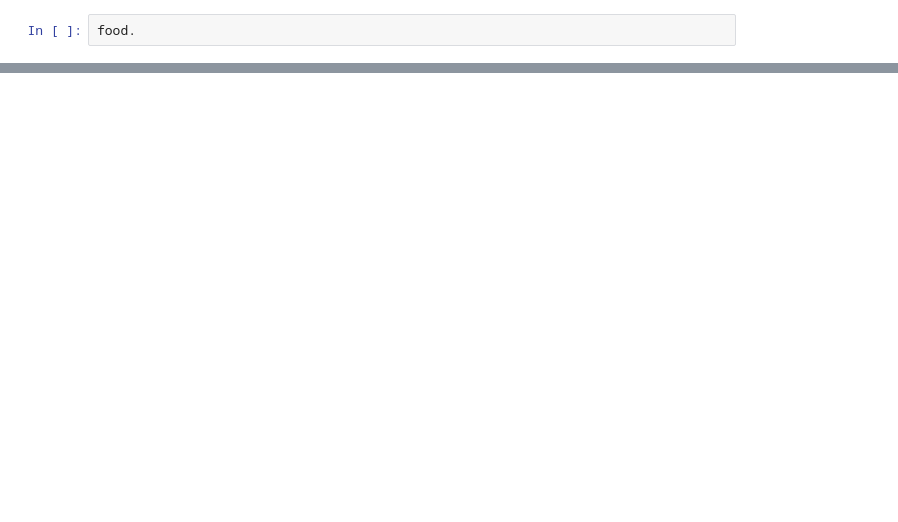
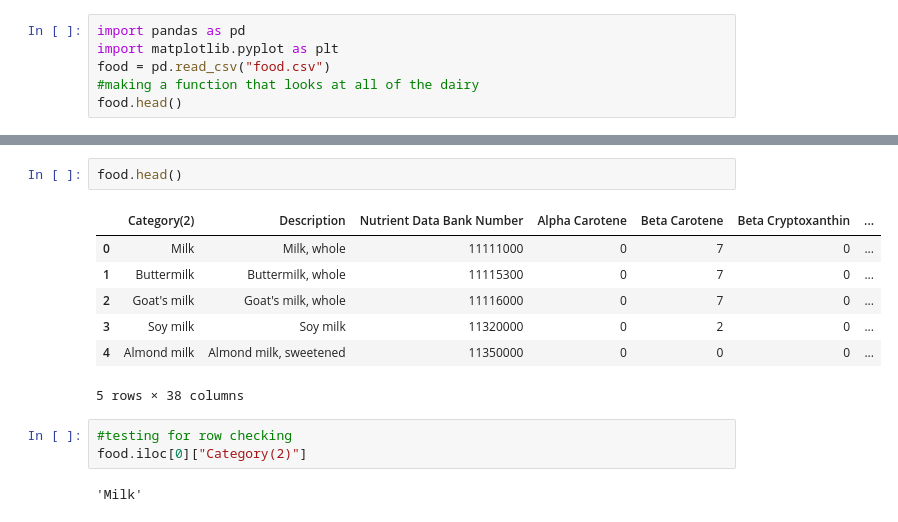
Before and after one commit to ikramthefish-code/cs130-project, a Jupyter notebook: analysis.ipynb, the cells around one changed output, grey strips where cells are left out. Cells and saved outputs as stored; diff of their text form; blank space fills up the shorter version.

```diff
--- a/analysis.ipynb
+++ b/analysis.ipynb
@@ -31,2 +10,6 @@ food.sort_values(by ="DataFiber", ascending = False).head()
 # %%
-food.
+import pandas as pd
+import matplotlib.pyplot as plt
+food = pd.read_csv("food.csv")
+#making a function that looks at all of the dairy
+food.head()
@@ -32,0 +64,15 @@ food.
+# %%
+food.head()
+# %% [output]
+|  | Category(2) | Description | Nutrient Data Bank Number | Alpha Carotene | Beta Carotene | Beta Cryptoxanthin | ... |
+| 0 | Milk | Milk, whole | 11111000 | 0 | 7 | 0 | ... |
+| 1 | Buttermilk | Buttermilk, whole | 11115300 | 0 | 7 | 0 | ... |
+| 2 | Goat's milk | Goat's milk, whole | 11116000 | 0 | 7 | 0 | ... |
+| 3 | Soy milk | Soy milk | 11320000 | 0 | 2 | 0 | ... |
+| 4 | Almond milk | Almond milk, sweetened | 11350000 | 0 | 0 | 0 | ... |
+5 rows × 38 columns
+# %%
+#testing for row checking
+food.iloc[0]["Category(2)"]
+# %% [output]
+'Milk'
```
Also changed, not shown: parts of 10 cells of this notebook, 3 other files.
